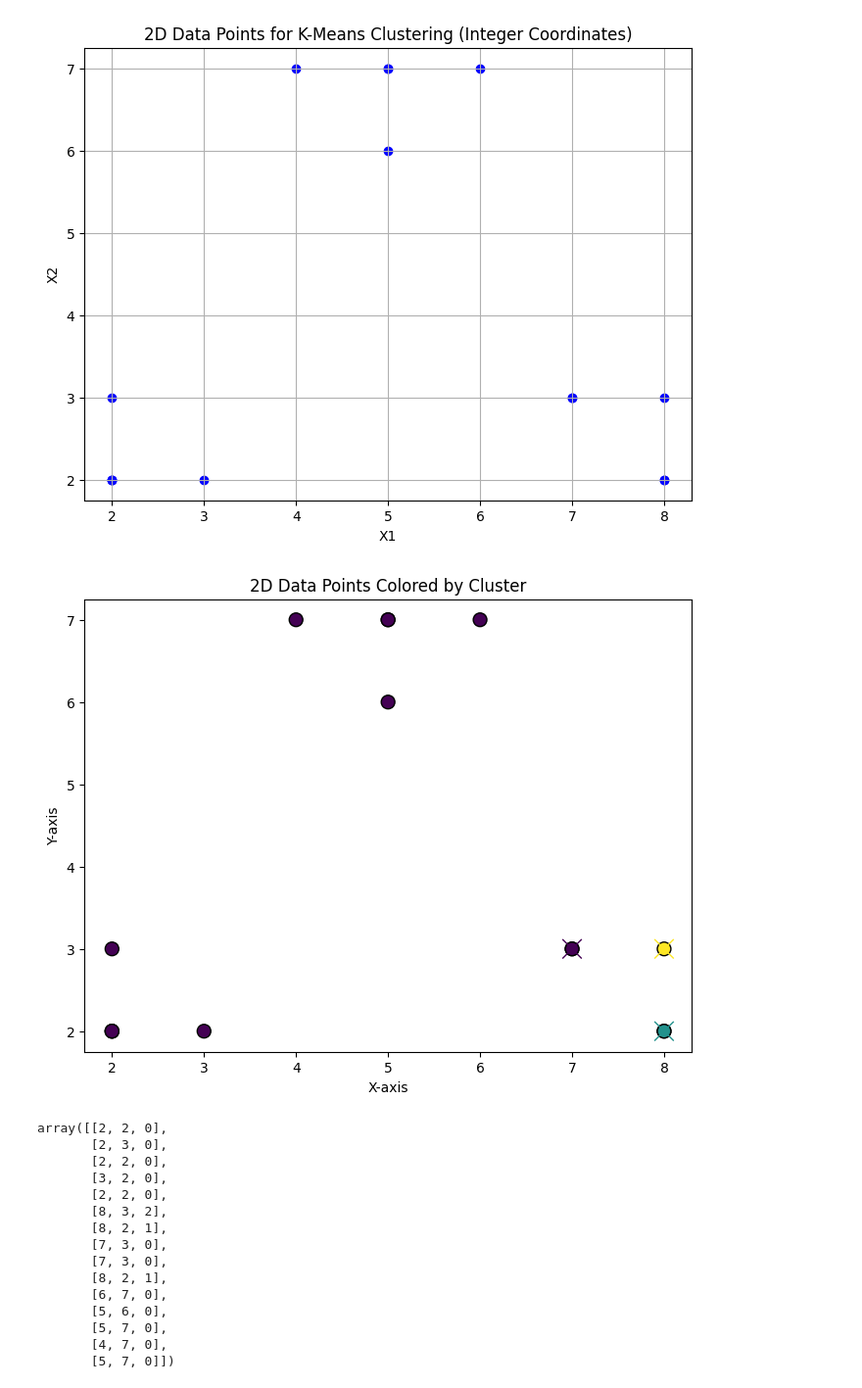
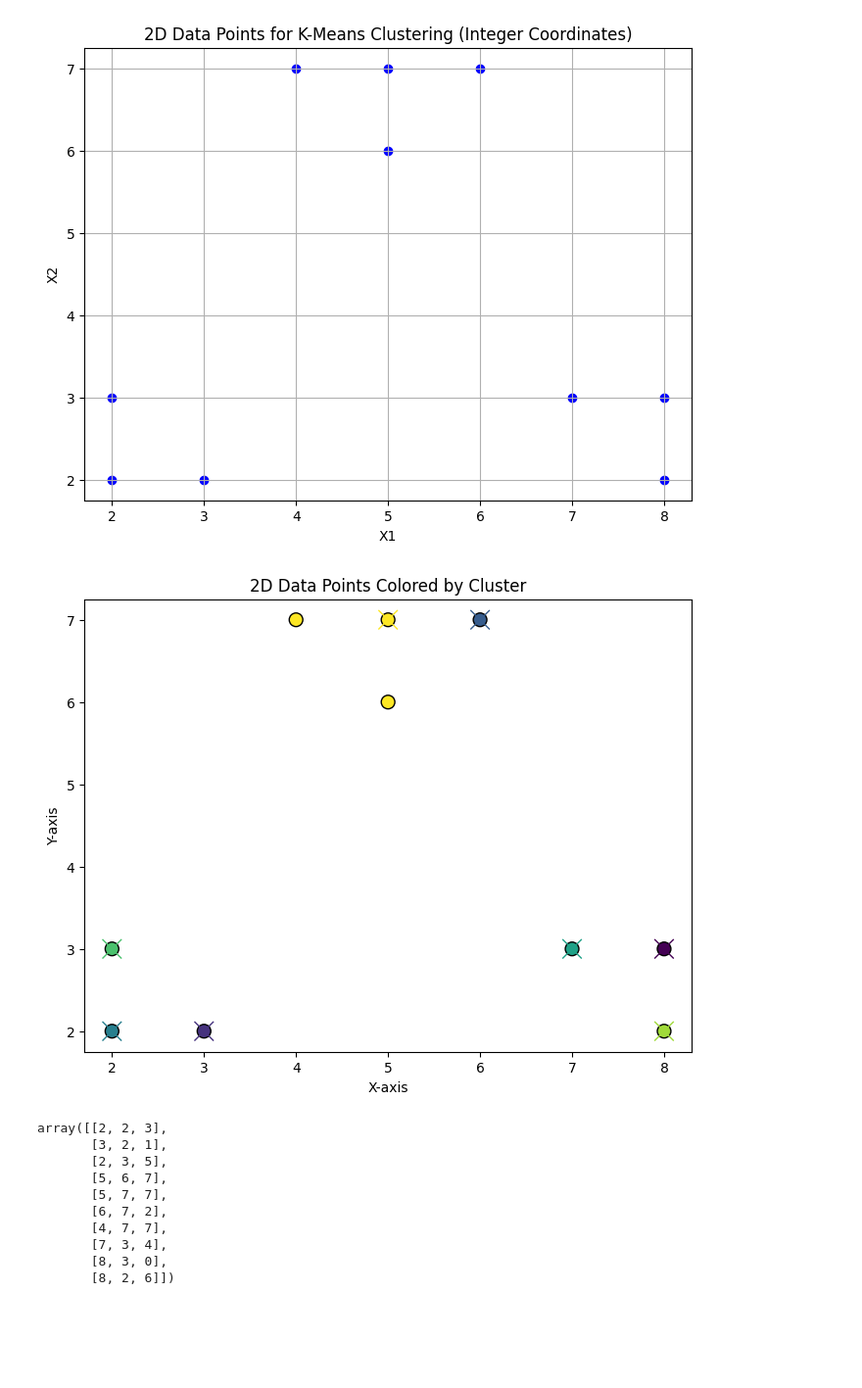
Before and after one commit to VictorTruong18/k-means-clustering-numpy, a Jupyter notebook: k-means-clustering.ipynb, the cells around one changed output. Shown at 98% size. Saved outputs shown, nothing was run; the diff lists cells and outputs as text; code cells hidden in the pictures; blank space fills up the shorter version.

```diff
--- a/k-means-clustering.ipynb
+++ b/k-means-clustering.ipynb
@@ -3,11 +3,9 @@ import numpy as np
 import matplotlib.pyplot as plt
 # %%
 np.random.seed(42)
-
-cluster_1 = np.round(np.random.normal(loc=[2, 2], scale=0.5, size=(5, 2))).astype(int)
-cluster_2 = np.round(np.random.normal(loc=[8, 3], scale=0.5, size=(5, 2))).astype(int)
-cluster_3 = np.round(np.random.normal(loc=[5, 7], scale=0.5, size=(5, 2))).astype(int)
-
+cluster_1 = np.array([[2,2], [3,2], [2,3]])
+cluster_2 = np.array([[5,6], [5,7], [6,7], [4,7]])
+cluster_3 = np.array([[7,3], [8,3], [8,2]])
 data_points = np.vstack((cluster_1, cluster_2, cluster_3))
 
 plt.figure(figsize=(8, 6))
@@ -57,24 +55,19 @@ def k_clustering(data_points, center_points = None, k = None):
     # Return the data_points concatenated with the labels
     return data_points_cluster
 # %%
-k_clustering(data_points, None, k=3)
+k_clustering(data_points, None, k=8)
 # %% [output]
-[figure, old version]
+[figure, new version]
-array([[2, 2, 0],
-       [2, 3, 0],
-       [2, 2, 0],
-       [3, 2, 0],
-       [2, 2, 0],
-       [8, 3, 2],
-       [8, 2, 1],
-       [7, 3, 0],
-       [7, 3, 0],
-       [8, 2, 1],
-       [6, 7, 0],
-       [5, 6, 0],
-       [5, 7, 0],
-       [4, 7, 0],
-       [5, 7, 0]])
+array([[2, 2, 3],
+       [3, 2, 1],
+       [2, 3, 5],
+       [5, 6, 7],
+       [5, 7, 7],
+       [6, 7, 2],
+       [4, 7, 7],
+       [7, 3, 4],
+       [8, 3, 0],
+       [8, 2, 6]])
 # %%
 
 def mean_center_points(data_points, labeled_data_points, k):
```
Also changed, not shown: parts of 2 cells of this notebook.
